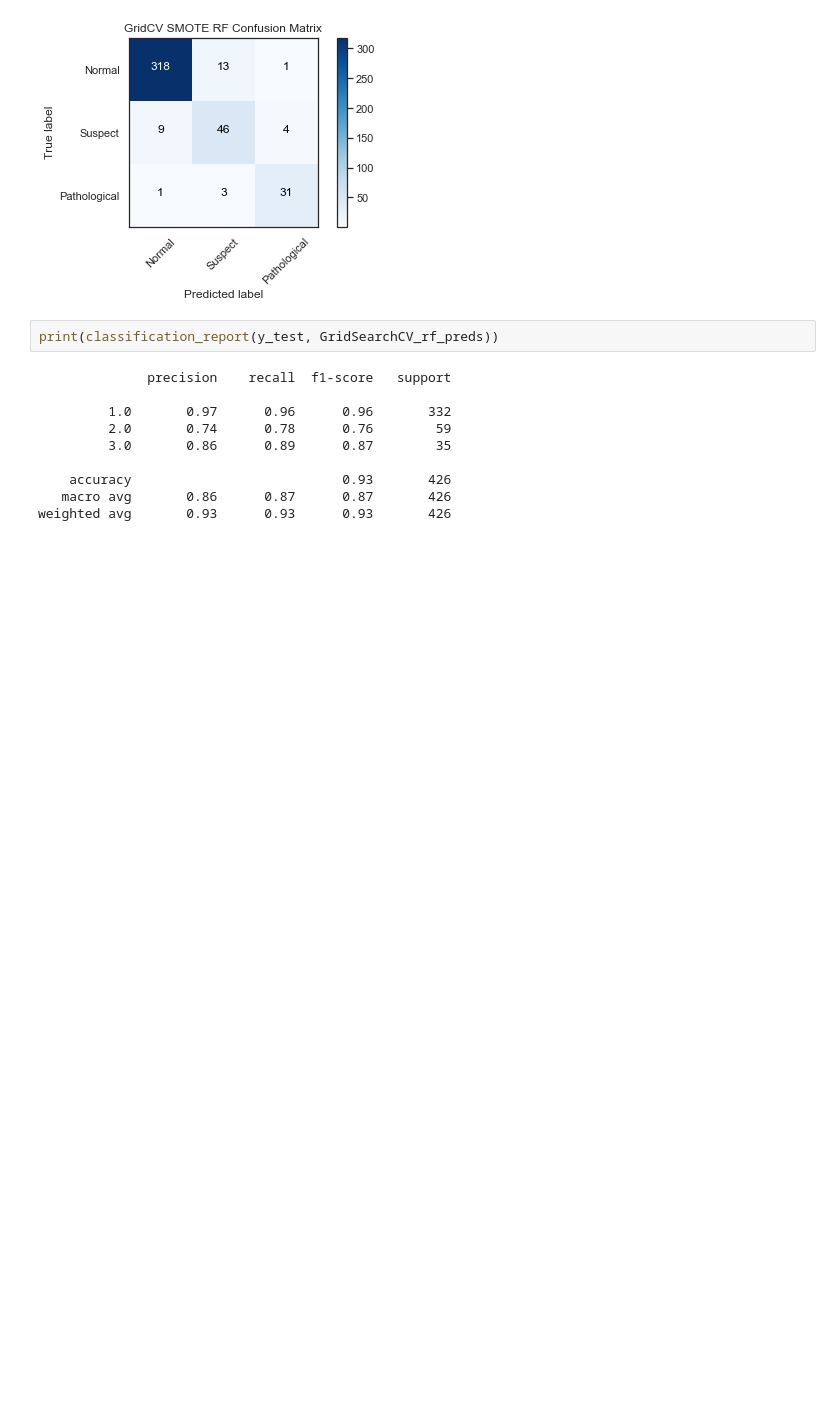
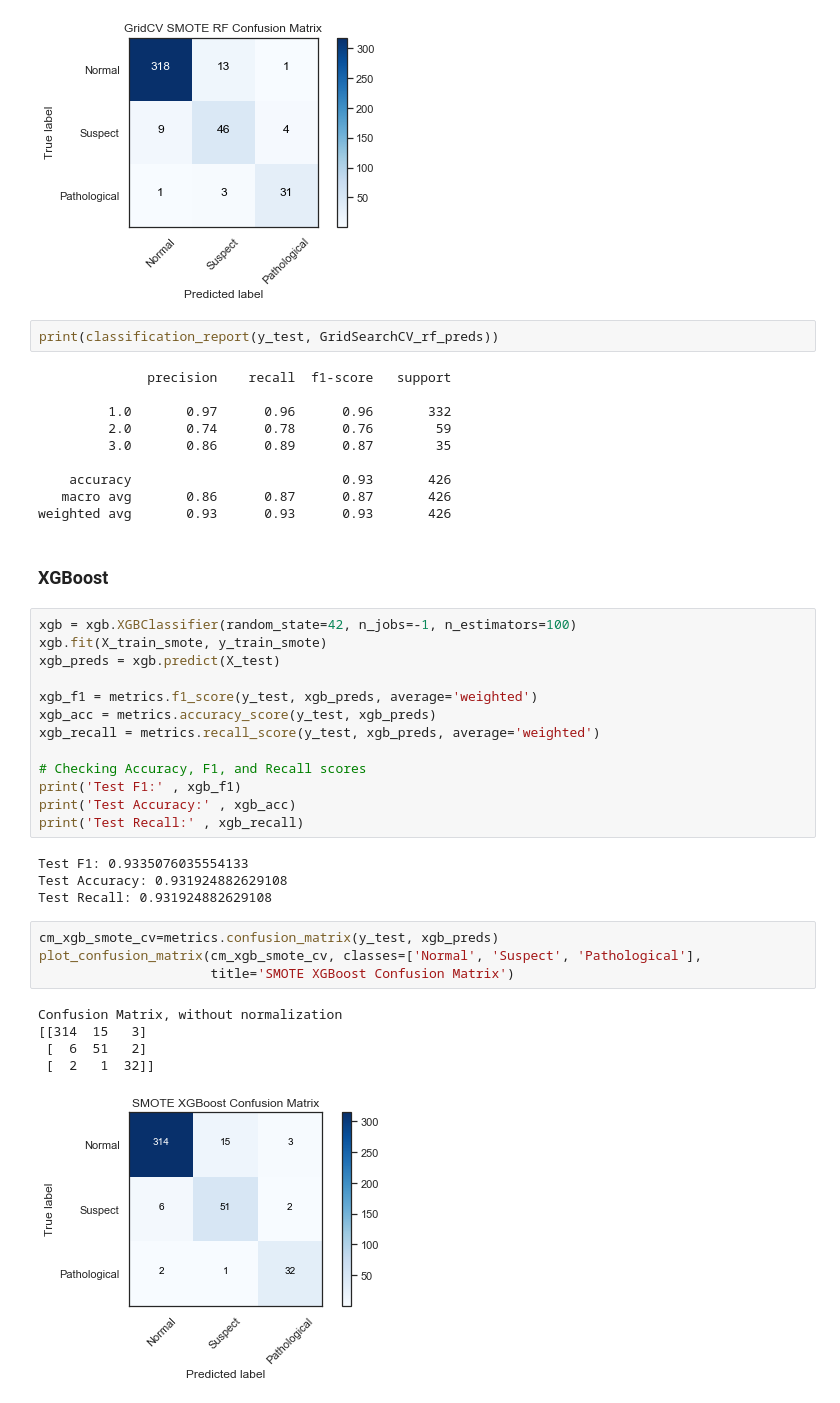
Before and after one commit to JVasquez5/IBM-Machine-Learning-Professional-Certificate, a Jupyter notebook: Module_3/fetal_health.ipynb, the cells around one changed output. Cells and saved outputs as stored; diff of their text form; blank space fills up the shorter version.

Commit message:
Model: Add XGBoost

```diff
--- a/Module_3/fetal_health.ipynb
+++ b/Module_3/fetal_health.ipynb
@@ -692,3 +692,32 @@ print(classification_report(y_test, GridSearchCV_rf_preds))
     accuracy                           0.93       426
    macro avg       0.86      0.87      0.87       426
 weighted avg       0.93      0.93      0.93       426
+# %% [markdown]
+### XGBoost
+# %%
+xgb = xgb.XGBClassifier(random_state=42, n_jobs=-1, n_estimators=100)
+xgb.fit(X_train_smote, y_train_smote)
+xgb_preds = xgb.predict(X_test)
+
+xgb_f1 = metrics.f1_score(y_test, xgb_preds, average='weighted')
+xgb_acc = metrics.accuracy_score(y_test, xgb_preds)
+xgb_recall = metrics.recall_score(y_test, xgb_preds, average='weighted')
+
+# Checking Accuracy, F1, and Recall scores
+print('Test F1:' , xgb_f1)
+print('Test Accuracy:' , xgb_acc)
+print('Test Recall:' , xgb_recall)
+# %% [output]
+Test F1: 0.9335076035554133
+Test Accuracy: 0.931924882629108
+Test Recall: 0.931924882629108
+# %%
+cm_xgb_smote_cv=metrics.confusion_matrix(y_test, xgb_preds)
+plot_confusion_matrix(cm_xgb_smote_cv, classes=['Normal', 'Suspect', 'Pathological'],
+                      title='SMOTE XGBoost Confusion Matrix')
+# %% [output]
+Confusion Matrix, without normalization
+[[314  15   3]
+ [  6  51   2]
+ [  2   1  32]]
+[figure, added]
```
Also changed, not shown: parts of 4 cells of this notebook.
